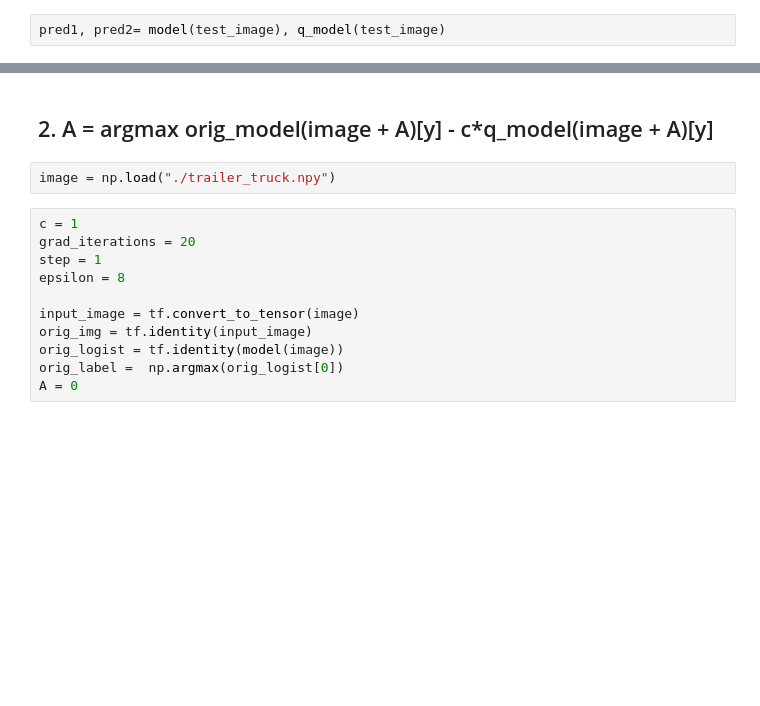
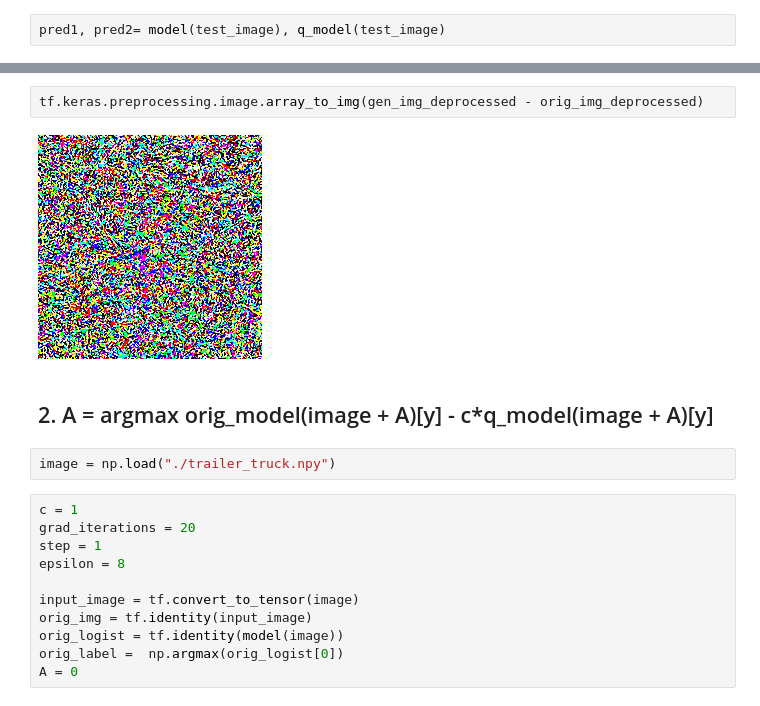
Before and after one commit to WeiHao97/deepxplore, a Jupyter notebook: ImageNet/int8vsft32-benchmark_wei.ipynb, the cells around one changed output, grey strips where cells are left out. Cells and saved outputs as stored; diff of their text form; blank space fills up the shorter version.

```diff
--- a/ImageNet/int8vsft32-benchmark_wei.ipynb
+++ b/ImageNet/int8vsft32-benchmark_wei.ipynb
@@ -341,3 +399,7 @@ tf.keras.preprocessing.image.array_to_img(gen_img_deprocessed)
+# %%
+tf.keras.preprocessing.image.array_to_img(gen_img_deprocessed - orig_img_deprocessed)
+# %% [output]
+[figure, added]
 # %% [markdown]
 ## 2. A = argmax orig_model(image + A)[y] - c*q_model(image + A)[y]
 # %%
```
Also changed, not shown: parts of 19 cells of this notebook.
